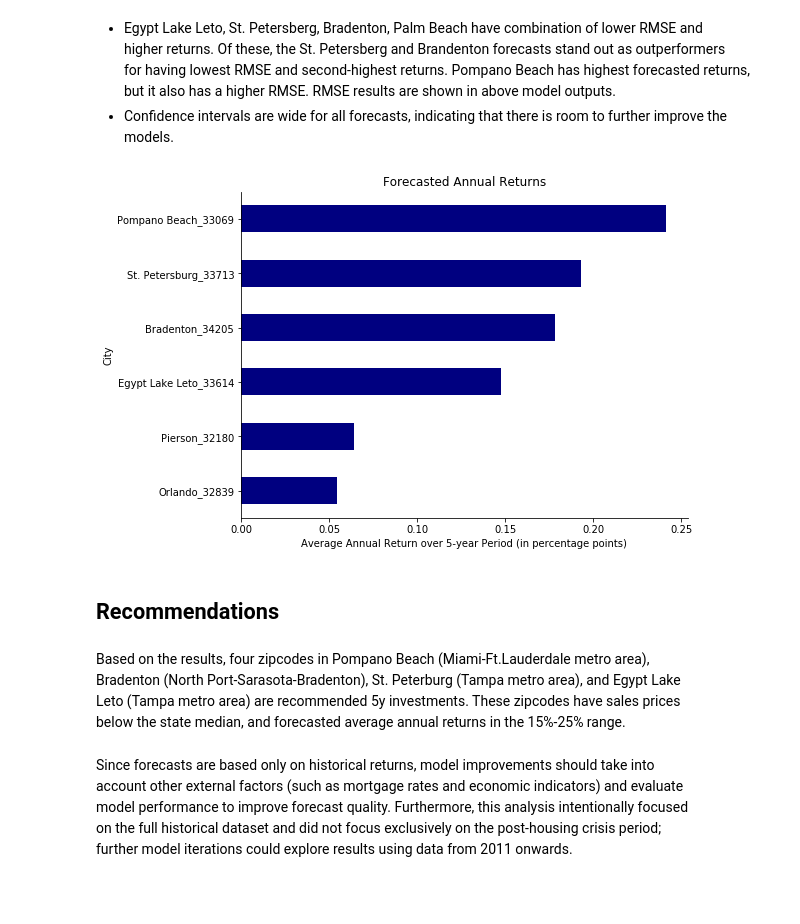
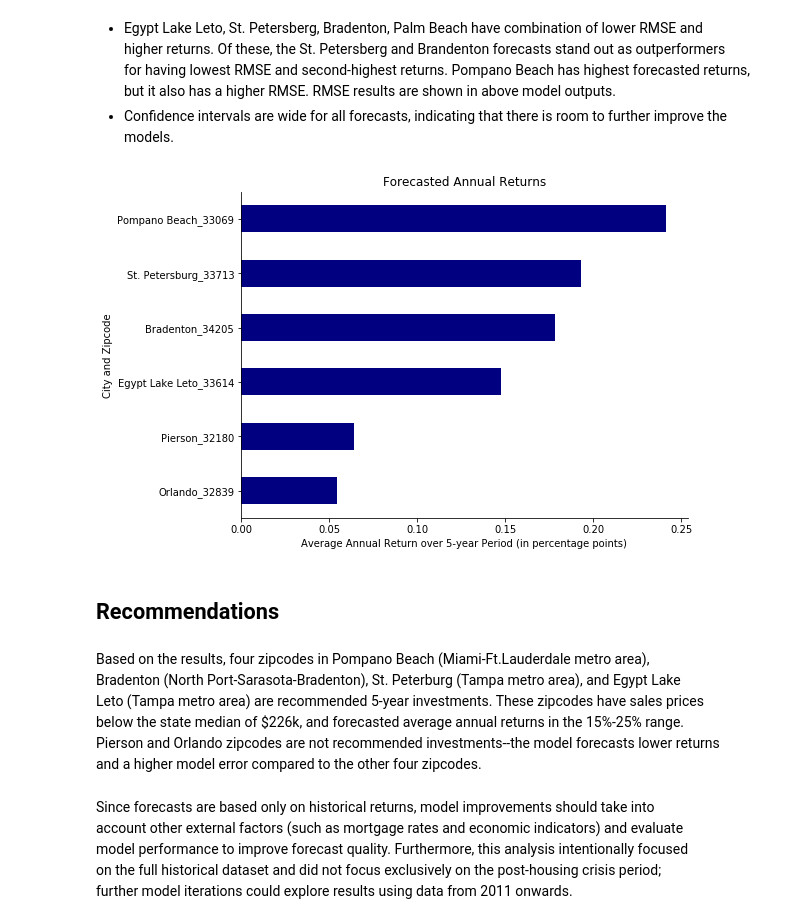
Before and after one commit to magalisolimano/time-series, a Jupyter notebook: notebook.ipynb, the cells around one changed output. Saved outputs shown, nothing was run; the diff lists cells and outputs as text; code cells hidden in the pictures; blank space fills up the shorter version.

```diff
--- a/notebook.ipynb
+++ b/notebook.ipynb
@@ -1622,31 +1613,33 @@ models.
 # %%
 # Plot forecasted annual returns over 5y period
 # Create figure and set size
 fig, ax = plt.subplots(figsize=(8,6))
 # Plot mean forecasted returns
 forecasts_df['mean'].sort_values(ascending=True).plot(kind='barh', color='navy',
                                                       ax=ax)
 
 # Format axes
-plt.ylabel('City')
+plt.ylabel('City and Zipcode')
 plt.xlabel('Average Annual Return over 5-year Period (in percentage points)')
 
 # Remove top, right borders
 ax.spines['top'].set_visible(False)
 ax.spines['right'].set_visible(False)
 
 # Set title
 plt.title('Forecasted Annual Returns')
 plt.show()
 # %% [output]
-[figure, old version]
+[figure, new version]
 # %% [markdown]
 ## Recommendations
 # %% [markdown]
 Based on the results, four zipcodes in Pompano Beach (Miami-Ft.Lauderdale metro area),
 Bradenton (North Port-Sarasota-Bradenton), St. Peterburg (Tampa metro area), and Egypt Lake
-Leto (Tampa metro area) are recommended 5y investments. These zipcodes have sales prices
-below the state median, and forecasted average annual returns in the 15%-25% range.
+Leto (Tampa metro area) are recommended 5-year investments. These zipcodes have sales prices
+below the state median of $226k, and forecasted average annual returns in the 15%-25% range.
+Pierson and Orlando zipcodes are not recommended investments--the model forecasts lower returns
+and a higher model error compared to the other four zipcodes.
 # %% [markdown]
 Since forecasts are based only on historical returns, model improvements should take into
 account other external factors (such as mortgage rates and economic indicators) and evaluate
```
Also changed, not shown: parts of 12 cells of this notebook.
